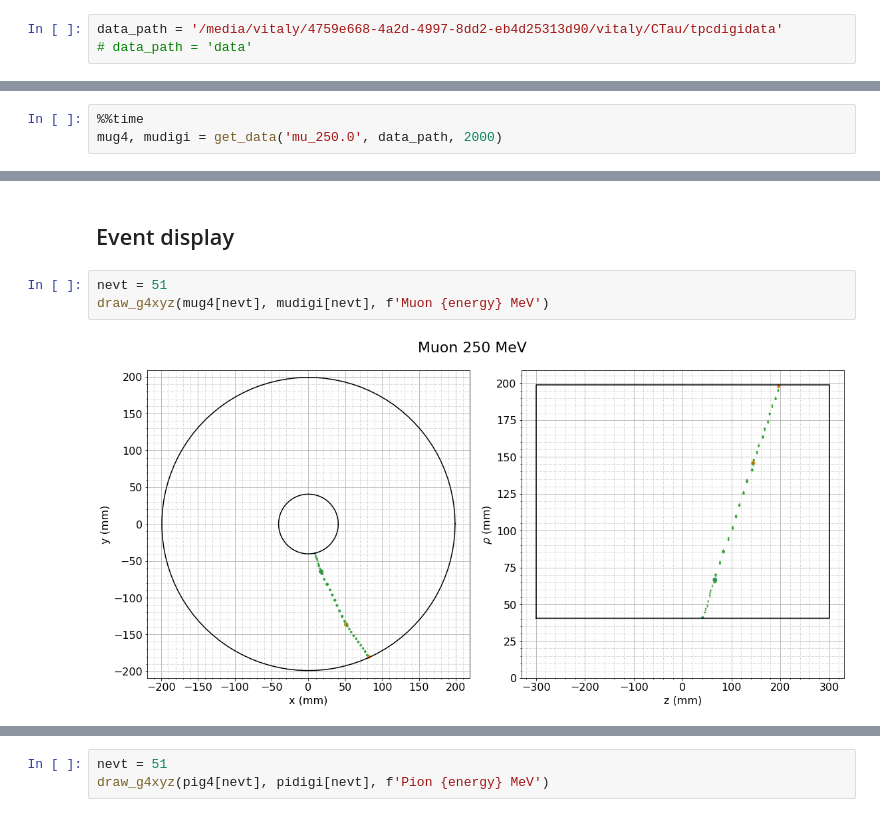
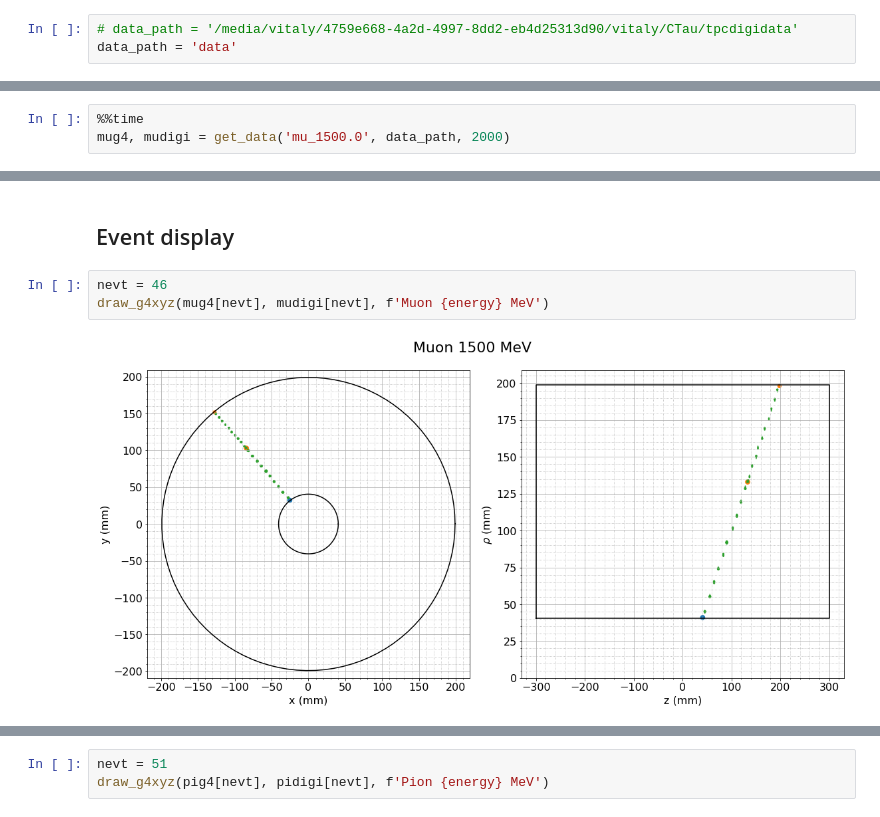
Before and after one commit to VitalyVorobyev/tpcdigi, a Jupyter notebook: DataExploration.ipynb, the cells around one changed output, grey strips where cells are left out. Cells and saved outputs as stored; diff of their text form.

```diff
--- a/DataExploration.ipynb
+++ b/DataExploration.ipynb
@@ -12,8 +12,8 @@ from tpcplot import draw_g4xyz
 from tracklen import process_track, plot_dedx
 from recoclusters import digits_to_clusters, pixid2position
 # %%
-data_path = '/media/vitaly/4759e668-4a2d-4997-8dd2-eb4d25313d90/vitaly/CTau/tpcdigidata'
-# data_path = 'data'
+# data_path = '/media/vitaly/4759e668-4a2d-4997-8dd2-eb4d25313d90/vitaly/CTau/tpcdigidata'
+data_path = 'data'
 # %%
 import glob
 # %%
@@ -43,4 +45,4 @@ energy = 250
 # %%
 %%time
-mug4, mudigi = get_data('mu_250.0', data_path, 2000)
+mug4, mudigi = get_data('mu_1500.0', data_path, 2000)
 # %% [output]
@@ -63,7 +65,7 @@ list(map(len, [mug4, pig4, kg4]))
 # %% [markdown]
 ## Event display
 # %%
-nevt = 51
+nevt = 46
 draw_g4xyz(mug4[nevt], mudigi[nevt], f'Muon {energy} MeV')
 # %% [output]
-[figure, old version]
+[figure, new version]
```
Also changed, not shown: parts of 7 cells of this notebook, 2 other files.
